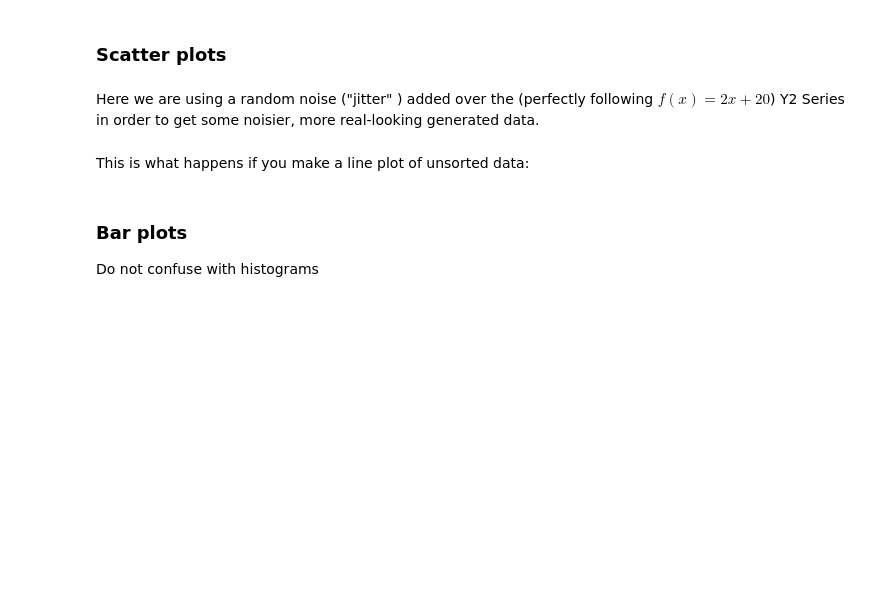
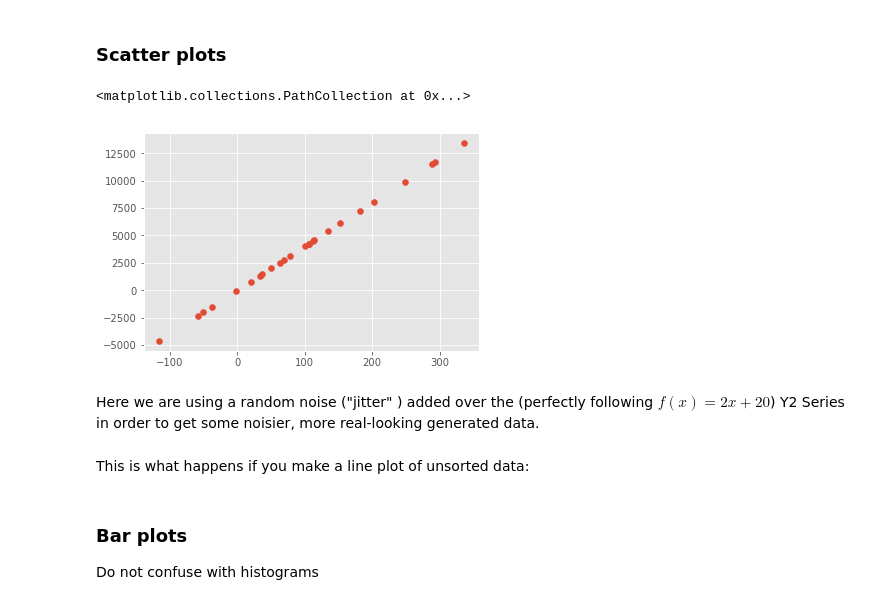
Before and after one commit to nacho328/master-data-science-nacho, a Jupyter notebook: trabajos_jupiter/ejercicio_clase_Phyton/05-visualization_introduction_blank.ipynb, the cells around one changed output. Saved outputs shown, nothing was run; the diff lists cells and outputs as text; code cells hidden in the pictures; blank space fills up the shorter version.

```diff
--- a/trabajos_jupiter/ejercicio_clase_Phyton/05-visualization_introduction_blank.ipynb
+++ b/trabajos_jupiter/ejercicio_clase_Phyton/05-visualization_introduction_blank.ipynb
@@ -30,5 +55,12 @@ Between -7 and 7
 # %% [markdown]
 ### Scatter plots
+# %%
+X2 = np.random.randn(25) * 100 + 100
+Y2 = 2 * X2 * 20
+plt.scatter(X2, Y2)
+# %% [output]
+<matplotlib.collections.PathCollection at 0x...>
+[figure, added]
 # %% [markdown]
 Here we are using a random noise ("jitter"
 ) added over the (perfectly following $f(x) = 2x + 20$) Y2 Series in order to get some noisier, more real-looking generated data.
```
Also changed, not shown: parts of 21 cells of this notebook, 27 other files.
